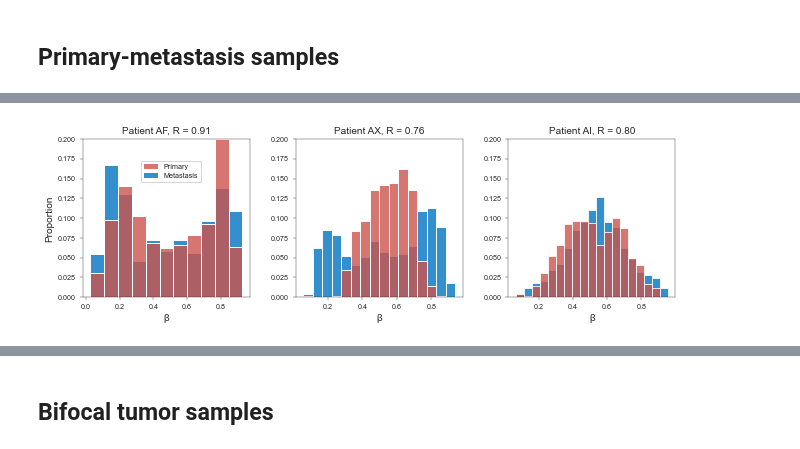
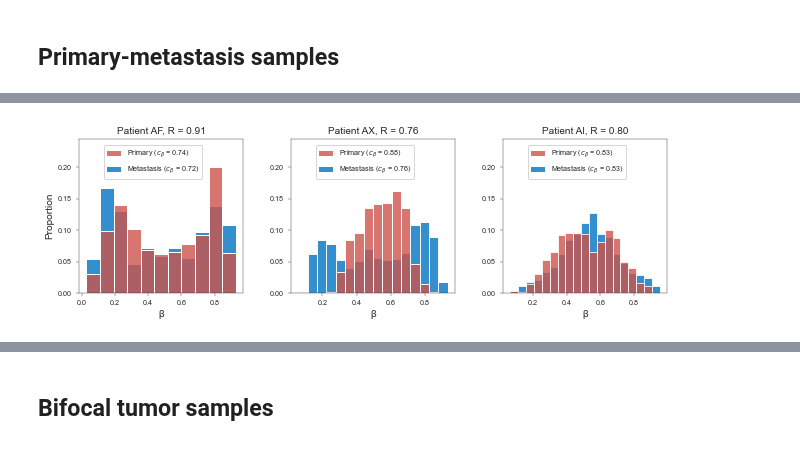
Before and after one commit to danmonyak/EpiClockInvasiveBRCA, a Jupyter notebook: Analysis/Multi-sample.ipynb, the cells around one changed output, grey strips where cells are left out. Drawn from its saved outputs; the diff is of its cells as text; code cells hidden in the pictures.

```diff
--- a/Analysis/Multi-sample.ipynb
+++ b/Analysis/Multi-sample.ipynb
@@ -93,11 +126,12 @@ c_beta_table_by_patient = c_beta_table_by_patient.loc[patients_bothSamplesPure['
 
 fig, ax = plt.subplots(figsize=square_figsize * 1.6 * sf)
 
-pts_range = (c_beta_table_by_patient.min().min()*0.95, c_beta_table_by_patient.max().max()*1.05)
+# pts_range = (c_beta_table_by_patient.min().min()*0.95, c_beta_table_by_patient.max().max()*1.05)
+pts_range = (0.7, 0.95)
 pts_arr = np.linspace(pts_range[0], pts_range[1], 100)
 
 sns.scatterplot(ax=ax, data=c_beta_table_by_patient, x='primary tumor', y='lymph node metastasis', color='dimgray',
-               s=50 * sf**2)
+               s=s * sf)
 
 ax.set_xlim(pts_range[0], pts_range[1])
 ax.set_ylim(pts_range[0], pts_range[1])
@@ -116,5 +150,12 @@ ax.text(pts_range[1]*0.96, pts_range[0]*1.03, 'Primary older',
         ha="right", va="bottom", fontfamily='sans-serif', color='darkred',
         fontsize=labelfontsize * 0.8 * sf)
 
-plt.savefig(os.path.join(figure_outdir, 'prim-met_age_comparison.pdf'), format='pdf', pad_inches=0.1)
+for patient in ['AF', 'AX', 'AI']:
+    xpos = c_beta_table_by_patient.loc[patient, 'primary tumor']
+    ypos = c_beta_table_by_patient.loc[patient, 'lymph node metastasis']
+    ax.text(xpos-0.003, ypos, patient,
+            ha="right", va="center", fontfamily='sans-serif', color='black',
+            fontsize=labelfontsize * 0.8 * sf)
+
+fig.savefig(os.path.join(figure_outdir, 'prim-met_age_comparison.pdf'), format='pdf', pad_inches=0.1)
 # %% [output]
@@ -122,4 +187,6 @@ plt.savefig(os.path.join(figure_outdir, 'prim-met_age_comparison.pdf'), format='
 # %%
+sf = 0.4
+
 patient_list = ['AF', 'AX', 'AI']
 #patient_list = patients_bothSamplesPure
 
@@ -140,42 +207,54 @@ for i, patient in enumerate(patient_list):
     df_prim['sample type'] = 'primary'
     df_met['sample type'] = 'metastasis'
     df = pd.concat([df_prim, df_met], axis=0, ignore_index=True)
 
     col = i % ncols
     if nrows == 1:
         ax = axes[col]
     else:
         row = int(i / ncols)
         ax = axes[row, col]
 
 #     legend = i == 0
     legend = False
     sns.histplot(ax=ax, data=df, x='beta', hue='sample type', common_norm=False, legend=legend, stat='proportion',
                  palette=color_dict, alpha=opacity)
 
     if i == 0:
         ax.set_ylabel(ax.get_ylabel(), fontsize=labelfontsize * sf)
 
-        patches = [mpatches.Patch(color=color_dict[kind], label=kind.capitalize(),
-                                  alpha=opacity, linewidth=0)
-                   for kind in color_dict.keys()]
-        plots_x, plots_y = ax.get_position().get_points()[1]
-        fig.legend(handles=patches,
-           loc='center',
-           bbox_to_anchor=(0.19, 0.77),
-           fontsize=ticksfontsize * sf,
-           frameon=True
-          )
+#         patches = [mpatches.Patch(color=color_dict[kind], label=kind.capitalize(),
+#                                   alpha=opacity, linewidth=0)
+#                    for kind in color_dict.keys()]
+#         plots_x, plots_y = ax.get_position().get_points()[1]
+#         fig.legend(handles=patches,
+#            loc='center',
+#            bbox_to_anchor=(0.19, 0.77),
+#            fontsize=ticksfontsize * sf,
+#            frameon=True
+#           )
     else:
         ax.set_ylabel('')
+
+    patches = [mpatches.Patch(color=color_dict['primary'], label=f'Primary ($c_β$ = {c_beta_table_by_patient.loc[patient, "primary tumor"]:.2f})',
+                              alpha=opacity, linewidth=0),
+               mpatches.Patch(color=color_dict['metastasis'], label=f'Metastasis ($c_β$ = {c_beta_table_by_patient.loc[patient, "lymph node metastasis"]:.2f})',
+                              alpha=opacity, linewidth=0)]
+    plots_x, plots_y = ax.get_position().get_points()[1]
+    ax.legend(handles=patches,
+       loc='center',
+       bbox_to_anchor=(0.45, 0.85),
+       fontsize=ticksfontsize * sf,
+       frameon=True
+      )
 
     rvalue = epi_util.pearsonCorrelation(df_prim['beta'], df_met['beta']).rvalue
     ax.set_xlabel('β', fontsize=labelfontsize * sf)
     ax.set_title(f'Patient {patient}, R = {rvalue:.2f}', fontsize=labelfontsize * sf)
     ax.tick_params(axis='both', labelsize=ticksfontsize * sf, width=sf, length=8 * sf)
 
-    ax.set_ylim(0, 0.2)
+    ax.set_ylim(0, 0.245)
 
 fig.savefig(os.path.join(figure_outdir, 'prim-met-hists.pdf'), format='pdf', pad_inches=0.1)
 # %% [output]
-[figure, old version]
+[figure, new version]
```
Also changed, not shown: parts of 18 cells of this notebook, 19 other files.
